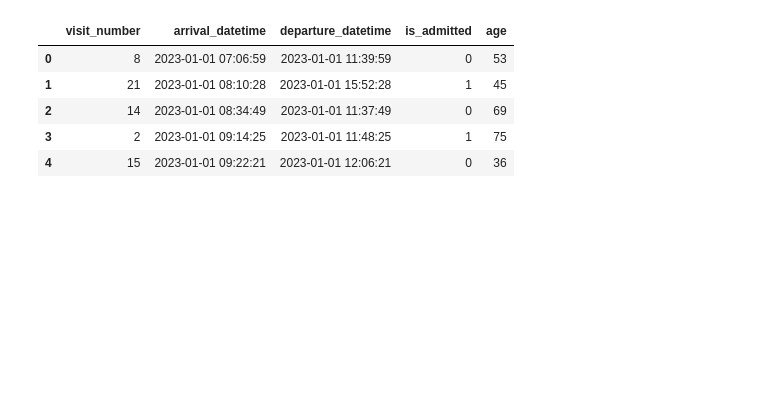
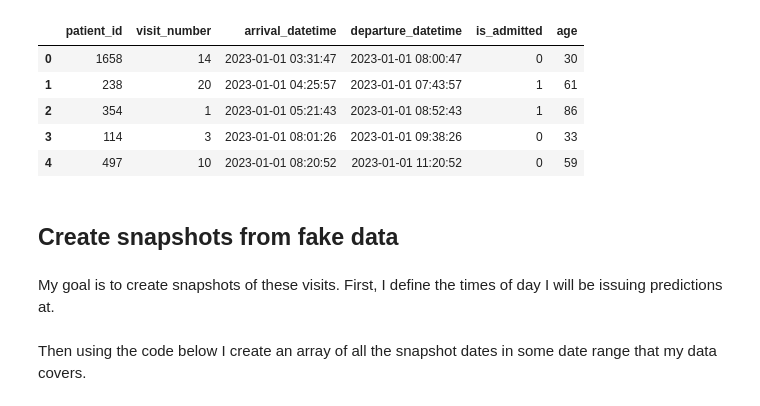
Before and after one commit to zmek/patientflow, a Jupyter notebook: notebooks/2a_Create_patient_snapshots.ipynb, the cells around one changed output. Saved outputs shown, nothing was run; the diff lists cells and outputs as text; code cells hidden in the pictures; blank space fills up the shorter version.

```diff
--- a/notebooks/2a_Create_patient_snapshots.ipynb
+++ b/notebooks/2a_Create_patient_snapshots.ipynb
@@ -23,7 +35,7 @@ Below is some fake data resembling the structure of data on ED visits that is ty
 # %%
 from patientflow.generate import patient_visits
-visits_df, observations_df, lab_orders_df = patient_visits('2023-01-01', '2023-01-31', 25)
+visits_df, _, _ = patient_visits('2023-01-01', '2023-04-01', 25)
 
-print(f'There are {len(visits_df)} visits in the dataset, between {visits_df.arrival_datetime.min()} and {visits_df.arrival_datetime.max()}')
+print(f'There are {len(visits_df)} visits in the fake dataset, with arrivals between {visits_df.arrival_datetime.min().date()} and {visits_df.arrival_datetime.max().date()} inclusive.')
 visits_df.head()
 # %% [output]
@@ -31,6 +43,10 @@ There are 736 visits in the dataset, between 2023-01-01 07:06:59 and 2023-01-31
-|  | visit_number | arrival_datetime | departure_datetime | is_admitted | age |
-| 0 | 8 | 2023-01-01 07:06:59 | 2023-01-01 11:39:59 | 0 | 53 |
-| 1 | 21 | 2023-01-01 08:10:28 | 2023-01-01 15:52:28 | 1 | 45 |
-| 2 | 14 | 2023-01-01 08:34:49 | 2023-01-01 11:37:49 | 0 | 69 |
-| 3 | 2 | 2023-01-01 09:14:25 | 2023-01-01 11:48:25 | 1 | 75 |
-| 4 | 15 | 2023-01-01 09:22:21 | 2023-01-01 12:06:21 | 0 | 36 |
+|  | patient_id | visit_number | arrival_datetime | departure_datetime | is_admitted | age |
+| 0 | 1658 | 14 | 2023-01-01 03:31:47 | 2023-01-01 08:00:47 | 0 | 30 |
+| 1 | 238 | 20 | 2023-01-01 04:25:57 | 2023-01-01 07:43:57 | 1 | 61 |
+| 2 | 354 | 1 | 2023-01-01 05:21:43 | 2023-01-01 08:52:43 | 1 | 86 |
+| 3 | 114 | 3 | 2023-01-01 08:01:26 | 2023-01-01 09:38:26 | 0 | 33 |
+| 4 | 497 | 10 | 2023-01-01 08:20:52 | 2023-01-01 11:20:52 | 0 | 59 |
+# %% [markdown]
+## Create snapshots from fake data
+# %% [markdown]
+My goal is to create snapshots of these visits. First, I define the times of day I will be issuing predictions at.
@@ -36,0 +55,2 @@ There are 736 visits in the dataset, between 2023-01-01 07:06:59 and 2023-01-31
+# %% [markdown]
+Then using the code below I create an array of all the snapshot dates in some date range that my data covers.
```
Also changed, not shown: parts of 45 cells of this notebook, 7 other files.
